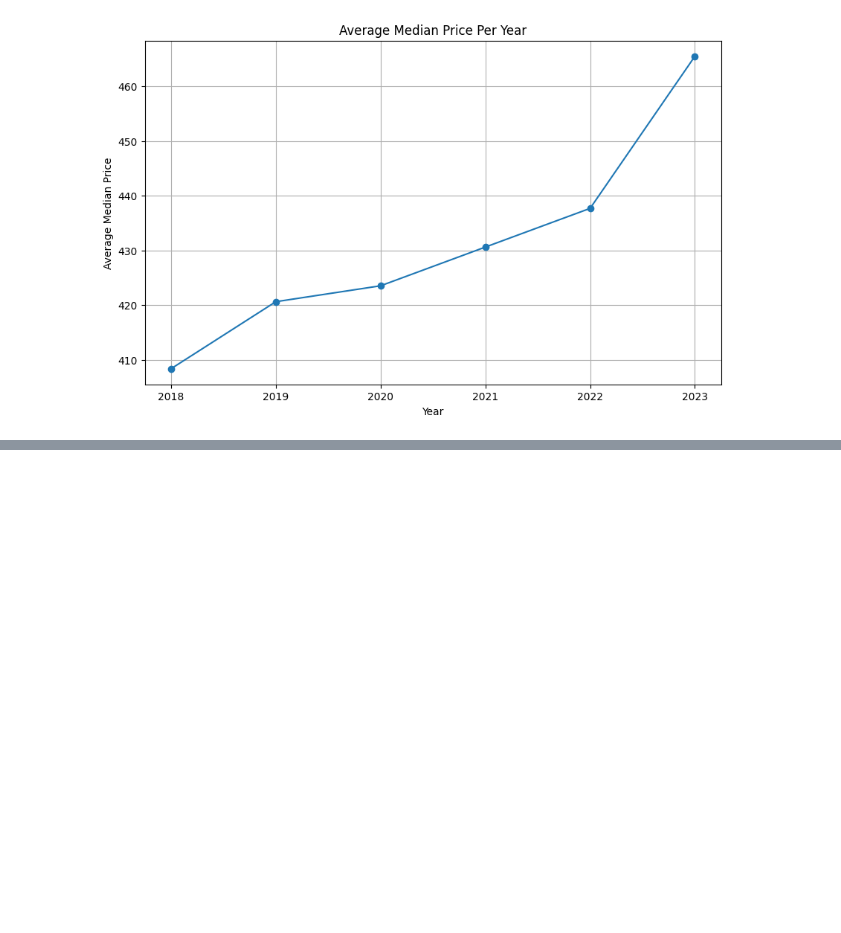
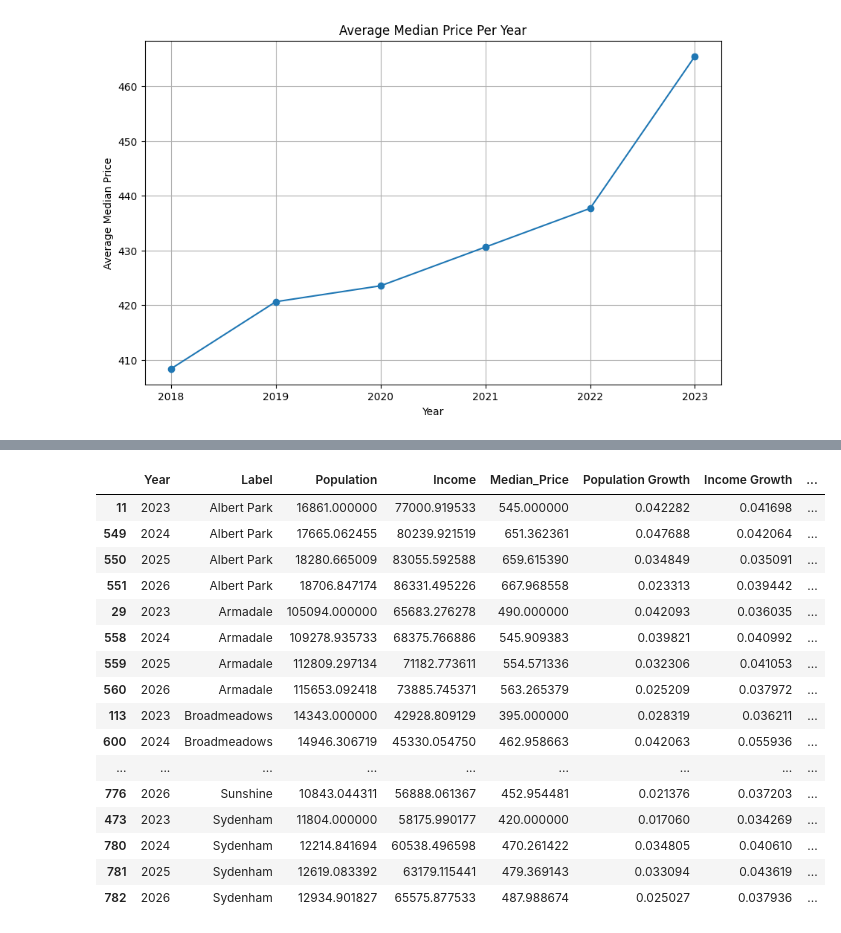
Before and after one commit to MAST30034-AppliedDataScience/project-2-group-real-estate-hexosergeantchelelebratebonitz, a Jupyter notebook: notebooks/Can/Modelling.ipynb, the cells around one changed output, grey strips where cells are left out. Saved outputs shown, nothing was run; the diff lists cells and outputs as text; code cells hidden in the pictures; blank space fills up the shorter version.

```diff
--- a/notebooks/Can/Modelling.ipynb
+++ b/notebooks/Can/Modelling.ipynb
@@ -691,0 +712,10 @@ median_price_change
+# %%
+# Calculate percentage change in median price from 2024-2026 for each suburb
+median_price_change['Median_Price pcnt change'] = (median_price_change['Total Median_Price Change 2024-2026'] / data_long_final_branch[data_long_final_branch['Year'] == '2024']['Median_Price'].sum()) * 100
+
+# Top 10 suburbs with the highest percentage median price growth from 2024-2026
+top_10_pct_growth_2024_2026 = median_price_change.sort_values(by='Median_Price pcnt change', ascending=False).head(10)
+top_10_pct_growth_2024_2026
+
+# Top 10 suburbs with the highest median price growth from 2024-2026
+top_10_suburbs_data = data_long_final_branch[data_long_final_branch['Label'].isin(top_10_growth_2024_2026['Label'])]
@@ -692,3 +734,33 @@ median_price_change
+# %%
+# Top 10 suburbs with the highest median price growth from 2024-2026
+top_10_growth_2024_2026 = median_price_change.sort_values(by='Total Median_Price Change 2024-2026', ascending=False).head(10)
+top_10_growth_2024_2026
+
+# Bottom 10 suburbs with the lowest median price growth from 2024-2026
+bottom_10_growth_2024_2026 = median_price_change.sort_values(by='Total Median_Price Change 2024-2026', ascending=True).head(10)
+bottom_10_growth_2024_2026
+
+top_10_suburbs_data = data_long_final_branch[data_long_final_branch['Label'].isin(top_10_growth_2024_2026['Label'])]
+top_10_suburbs_data = top_10_suburbs_data[['Year', 'Label', 'Population', 'Income', 'Median_Price' ,'Population Growth','Income Growth','Median_Price Growth']]
+top_10_suburbs_data[top_10_suburbs_data['Year'].isin(['2023','2024','2025', '2026'])]
+# %% [output]
+|  | Year | Label | Population | Income | Median_Price | Population Growth | Income Growth | ... |
+| 11 | 2023 | Albert Park | 16861.000000 | 77000.919533 | 545.000000 | 0.042282 | 0.041698 | ... |
+| 549 | 2024 | Albert Park | 17665.062455 | 80239.921519 | 651.362361 | 0.047688 | 0.042064 | ... |
+| 550 | 2025 | Albert Park | 18280.665009 | 83055.592588 | 659.615390 | 0.034849 | 0.035091 | ... |
+| 551 | 2026 | Albert Park | 18706.847174 | 86331.495226 | 667.968558 | 0.023313 | 0.039442 | ... |
+| 29 | 2023 | Armadale | 105094.000000 | 65683.276278 | 490.000000 | 0.042093 | 0.036035 | ... |
+| 558 | 2024 | Armadale | 109278.935733 | 68375.766886 | 545.909383 | 0.039821 | 0.040992 | ... |
+| 559 | 2025 | Armadale | 112809.297134 | 71182.773611 | 554.571336 | 0.032306 | 0.041053 | ... |
+| 560 | 2026 | Armadale | 115653.092418 | 73885.745371 | 563.265379 | 0.025209 | 0.037972 | ... |
+| 113 | 2023 | Broadmeadows | 14343.000000 | 42928.809129 | 395.000000 | 0.028319 | 0.036211 | ... |
+| 600 | 2024 | Broadmeadows | 14946.306719 | 45330.054750 | 462.958663 | 0.042063 | 0.055936 | ... |
+| ... | ... | ... | ... | ... | ... | ... | ... | ... |
+| 776 | 2026 | Sunshine | 10843.044311 | 56888.061367 | 452.954481 | 0.021376 | 0.037203 | ... |
+| 473 | 2023 | Sydenham | 11804.000000 | 58175.990177 | 420.000000 | 0.017060 | 0.034269 | ... |
+| 780 | 2024 | Sydenham | 12214.841694 | 60538.496598 | 470.261422 | 0.034805 | 0.040610 | ... |
+| 781 | 2025 | Sydenham | 12619.083392 | 63179.115441 | 479.369143 | 0.033094 | 0.043619 | ... |
+| 782 | 2026 | Sydenham | 12934.901827 | 65575.877533 | 487.988674 | 0.025027 | 0.037936 | ... |
 # %%
 # Calculate avg median price in data_long_final_branch
 avg_median_price = data_long_final_branch.groupby('Year')['Median_Price'].mean().reset_index()
```
Also changed, not shown: parts of 10 cells of this notebook.
